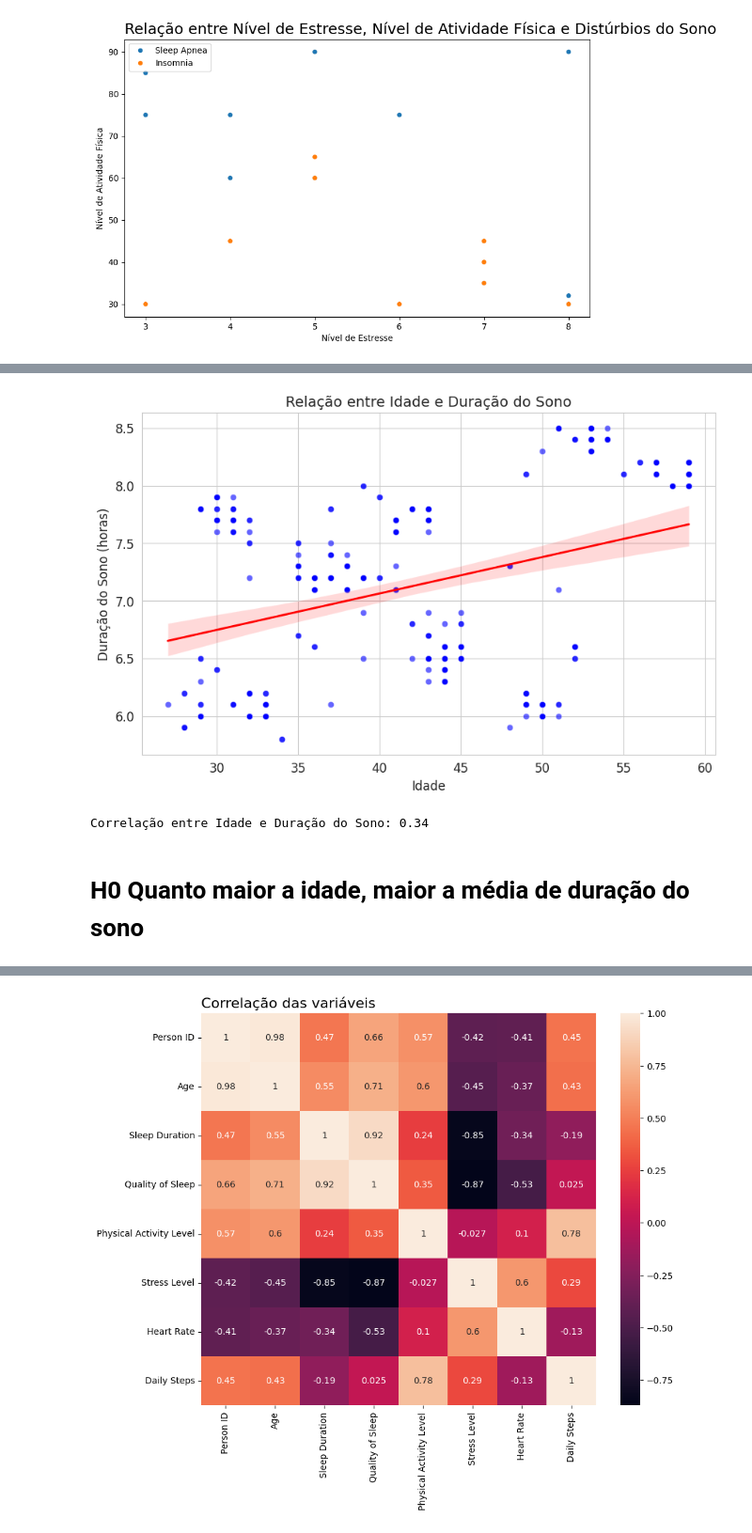
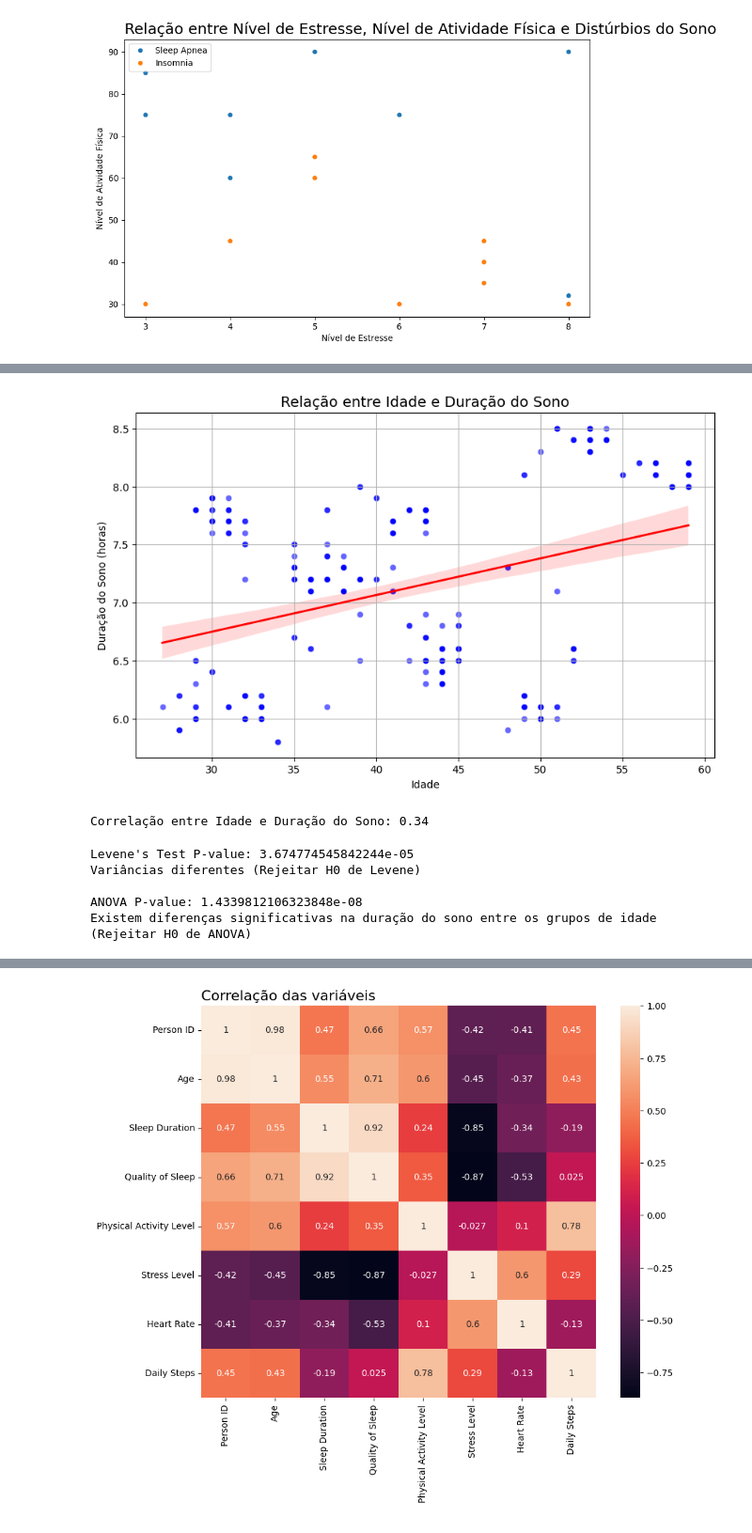
Before and after one commit to AndrielHenrique/Analise-de-Dados, a Jupyter notebook: base02.ipynb, the cells around one changed output, grey strips where cells are left out. Shown: that part at 94% size. Saved outputs shown, nothing was run; the diff lists cells and outputs as text; code cells hidden in the pictures.

```diff
--- a/base02.ipynb
+++ b/base02.ipynb
@@ -374,18 +450,47 @@ plt.show()
 # %%
+df = pd.read_csv(path + '/02_sono_estilo_vida.csv', sep=',')
 plt.figure(figsize=(10, 6))
 sns.scatterplot(x='Age', y='Sleep Duration', data=df, color='blue', alpha=0.6)
 sns.regplot(x='Age', y='Sleep Duration', data=df, scatter=False, color='red', line_kws={"linewidth": 2})
 
 plt.title('Relação entre Idade e Duração do Sono', fontsize=14)
 plt.xlabel('Idade')
 plt.ylabel('Duração do Sono (horas)')
 plt.grid(True)
 plt.show()
 
 correlacao = df['Age'].corr(df['Sleep Duration'])
 print(f'Correlação entre Idade e Duração do Sono: {correlacao:.2f}')
 # %% [output]
-[figure, old version]
+[figure, new version]
 Correlação entre Idade e Duração do Sono: 0.34
-# %% [markdown]
-# H0 Quanto maior a idade, maior a média de duração do sono
+# %%
+bins = [df['Age'].min(), 40, 50, df['Age'].max()]
+labels = ['Jovens', 'Adultos', 'Velhos']
+df['Age_Group'] = pd.cut(df['Age'], bins=bins, labels=labels, right=False, include_lowest=True)
+
+df_jovens = df[df.Age_Group == 'Jovens']['Sleep Duration']
+df_adultos = df[df.Age_Group == 'Adultos']['Sleep Duration']
+df_velhos = df[df.Age_Group == 'Velhos']['Sleep Duration']
+
+h1_lev_stats, h1_lev_p = stats.levene(df_jovens, df_adultos, df_velhos)
+print(f"Levene's Test P-value: {h1_lev_p}")
+
+if h1_lev_p > alpha:
+    print("Variâncias semelhantes (Falha em rejeitar H0 de Levene)")
+else:
+    print("Variâncias diferentes (Rejeitar H0 de Levene)")
+
+h1_anova_stats, h1_anova_p = stats.f_oneway(df_jovens, df_adultos, df_velhos)
+print(f"\nANOVA P-value: {h1_anova_p}")
+
+if h1_anova_p > alpha:
+    print("Não há diferenças significativas na duração do sono entre os grupos de idade (Falha em rejeitar H0 de ANOVA)")
+else:
+    print("Existem diferenças significativas na duração do sono entre os grupos de idade (Rejeitar H0 de ANOVA)")
+# %% [output]
+Levene's Test P-value: 3.674774545842244e-05
+Variâncias diferentes (Rejeitar H0 de Levene)
+
+ANOVA P-value: 1.4339812106323848e-08
+Existem diferenças significativas na duração do sono entre os grupos de idade (Rejeitar H0 de ANOVA)
```
Also changed, not shown: parts of 28 cells of this notebook.
